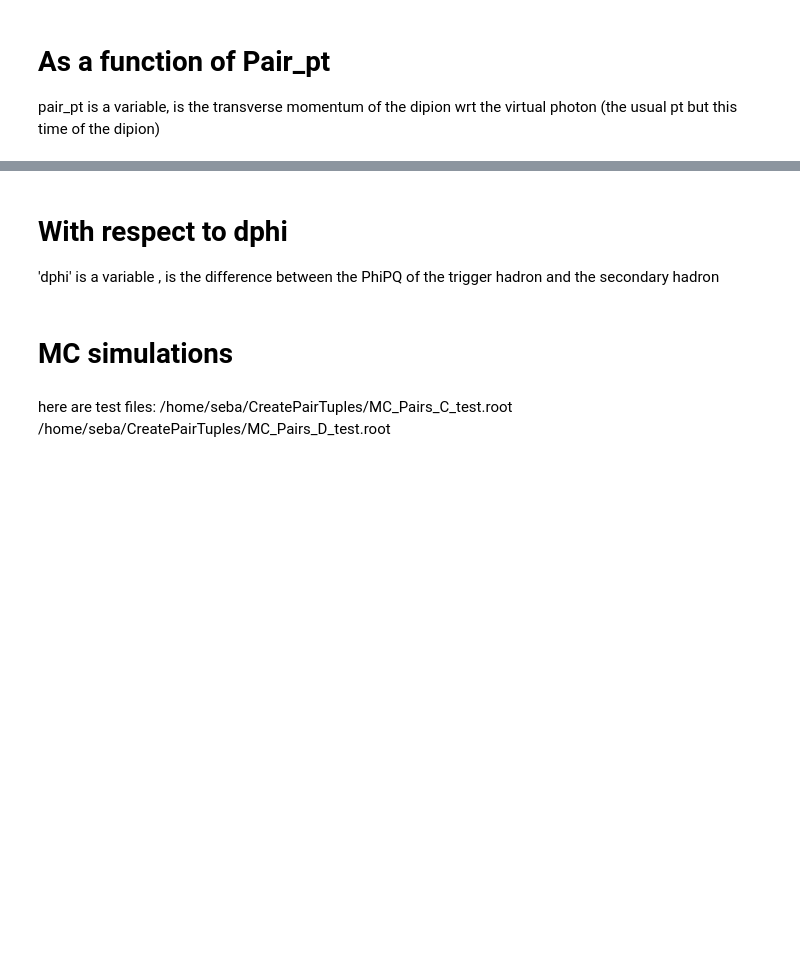
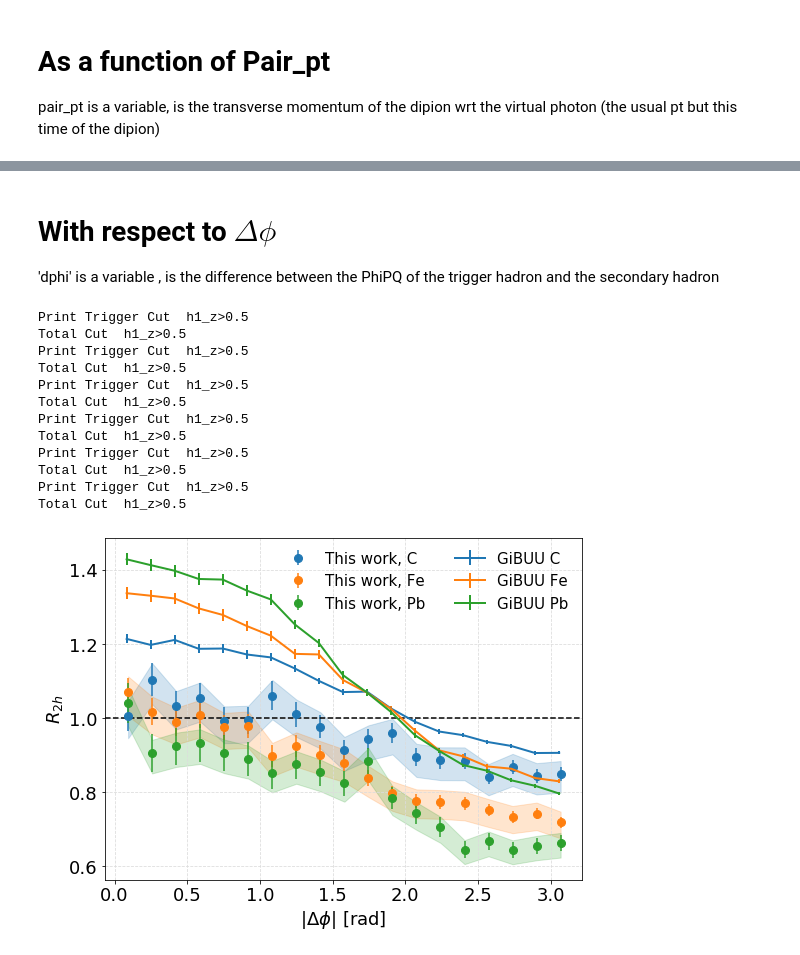
Before and after one commit to smoranvas/di-hadron, a Jupyter notebook: getRatios.ipynb, the cells around one changed output, grey strips where cells are left out. Saved outputs shown, nothing was run; the diff lists cells and outputs as text; code cells hidden in the pictures; blank space fills up the shorter version.

```diff
--- a/getRatios.ipynb
+++ b/getRatios.ipynb
@@ -280,21 +547,47 @@ plt.savefig('R2h_Pt.pdf')
+# %% [markdown]
+# With respect to $\Delta \phi$
+'dphi' is a variable , is the difference between the PhiPQ of the trigger hadron and the secondary hadron
 # %%
 fig = plt.figure(figsize=(8,6))
+
 for target in ['C','Fe','Pb']:
-    r, err,x = getRatio(df['%s'%target], df['D_%s'%target], df_trigger['%s_trigger'%target],
-                        df_trigger['D_%s_trigger'%target],
-                       pair_cut='and abs(h2_pid)==2212',minz=-1.5,maxz=3.0,nbins=20,variable='h2_rap')
-    print('target : ', target)
+    r, err,x = getRatio(df['%s'%target], df['D_%s'%target],
+                        df_trigger['%s_trigger'%target], df_trigger['D_%s_trigger'%target],
+                        minz=0.0,maxz=3.14,nbins=20,variable='dphi')
     plt.errorbar(np.subtract(x,-i*0.005),r,yerr=err,label='This work, %s'%target,ms=8,fmt='o',alpha=0.99,color=colors[target])
     plt.fill_between(np.subtract(x,-i*0.005), r*0.94,r*1.04, color=colors[target],alpha=0.2)
 
-plt.xlabel('proton rapidity',fontsize=18)
+for target in ['C','Fe','Pb']:
+    #GiBUU
+    r, err,x = getRatio(df['GiBUU_%s'%target],df['GiBUU_D'],
+                        df_trigger['GiBUU_%s_trigger'%target],df_trigger['GiBUU_D_trigger'],
+                        minz=0.0,maxz=3.14,nbins=20,variable='dphi')
+    plt.errorbar(x,r,yerr=err,label='GiBUU %s'%target,ms=8,lw=2)
+
+
+plt.xlabel('$|\Delta\phi|$ [rad]',fontsize=18)
 plt.ylabel('$R_{2h}$',fontsize=18)
+
+#plt.xlim([0.06,0.5])
+#plt.ylim([0.0,2.0])
+
 plt.axhline(y=1.0,color='black',linestyle='--')
-plt.legend(loc='best',frameon=False,fontsize=15,ncol=1)
-plt.tight_layout()
+plt.legend(loc='best',frameon=False,fontsize=15,ncol=2)
 plt.grid(True, axis='x',color='gainsboro', linestyle='dashed')
 plt.grid(True, axis='y',color='gainsboro', linestyle='dashed')
-plt.savefig('R2h_ProtonRapidity.png')
+plt.tight_layout()
+#plt.savefig('R2h_DeltaPhi.pdf')
+# %% [output]
+Print Trigger Cut  h1_z>0.5
+Total Cut  h1_z>0.5
+Print Trigger Cut  h1_z>0.5
+Total Cut  h1_z>0.5
+Print Trigger Cut  h1_z>0.5
+Total Cut  h1_z>0.5
+Print Trigger Cut  h1_z>0.5
+Total Cut  h1_z>0.5
+Print Trigger Cut  h1_z>0.5
+Total Cut  h1_z>0.5
+Print Trigger Cut  h1_z>0.5
+Total Cut  h1_z>0.5
+[figure, added]
-# %% [markdown]
-# With respect to dphi
-'dphi' is a variable , is the difference between the PhiPQ of the trigger hadron and the secondary hadron
@@ -328,8 +598,3 @@ plt.xlabel('dphi')
 plt.ylabel('Normalized Entries')
 plt.legend()
 plt.show()
-# %% [markdown]
-# MC simulations
-# %% [markdown]
-here are test files:  /home/seba/CreatePairTuples/MC_Pairs_C_test.root
-                      /home/seba/CreatePairTuples/MC_Pairs_D_test.root
```
Also changed, not shown: parts of 37 cells of this notebook.
